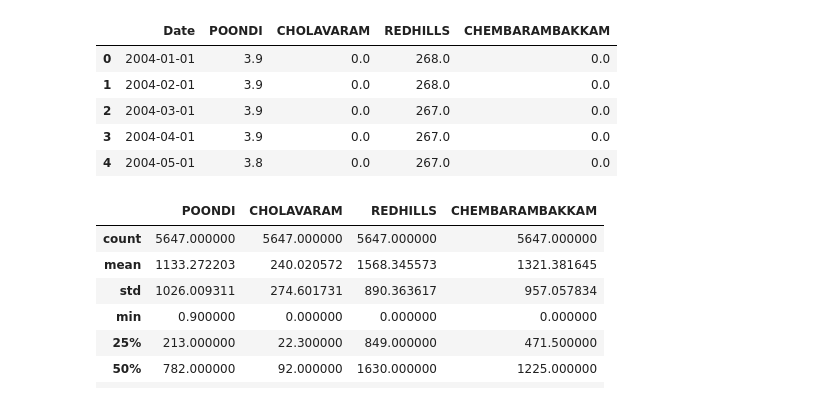
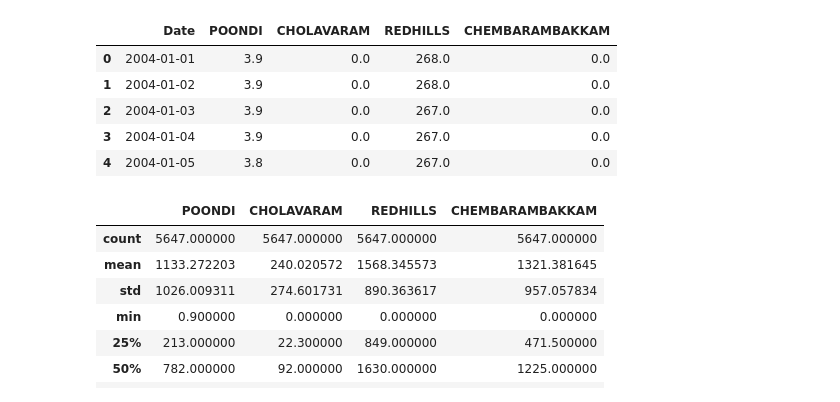
Before and after one commit to marxav0319/Chennai_Water_Management_NB, a Jupyter notebook: Chennai Water Management Exploratory Analysis.ipynb, the cells around one changed output. Cells and saved outputs as stored; diff of their text form; code cells hidden in the pictures.

```diff
--- a/Chennai Water Management Exploratory Analysis.ipynb
+++ b/Chennai Water Management Exploratory Analysis.ipynb
@@ -1,17 +1,19 @@
 # %%
 import os
 import pandas as pd
 
 input_directory = './chennai-water-management'
-reservoir_levels = pd.read_csv(os.path.join(input_directory, 'chennai_reservoir_levels.csv'), parse_dates=[0])
+reservoir_levels = pd.read_csv(os.path.join(input_directory, 'chennai_reservoir_levels.csv'))
+reservoir_levels['Date'] = pd.to_datetime(reservoir_levels['Date'], format='%d-%m-%Y')
+reservoir_levels = reservoir_levels.sort_values('Date', ascending=True).reset_index(drop=True)
 reservoir_levels.head()
 # %% [output]
 |  | Date | POONDI | CHOLAVARAM | REDHILLS | CHEMBARAMBAKKAM |
 | 0 | 2004-01-01 | 3.9 | 0.0 | 268.0 | 0.0 |
-| 1 | 2004-02-01 | 3.9 | 0.0 | 268.0 | 0.0 |
-| 2 | 2004-03-01 | 3.9 | 0.0 | 267.0 | 0.0 |
-| 3 | 2004-04-01 | 3.9 | 0.0 | 267.0 | 0.0 |
-| 4 | 2004-05-01 | 3.8 | 0.0 | 267.0 | 0.0 |
+| 1 | 2004-01-02 | 3.9 | 0.0 | 268.0 | 0.0 |
+| 2 | 2004-01-03 | 3.9 | 0.0 | 267.0 | 0.0 |
+| 3 | 2004-01-04 | 3.9 | 0.0 | 267.0 | 0.0 |
+| 4 | 2004-01-05 | 3.8 | 0.0 | 267.0 | 0.0 |
 # %%
 reservoir_levels.describe()
 # %% [output]
```
Also changed, not shown: parts of 2 cells of this notebook.
